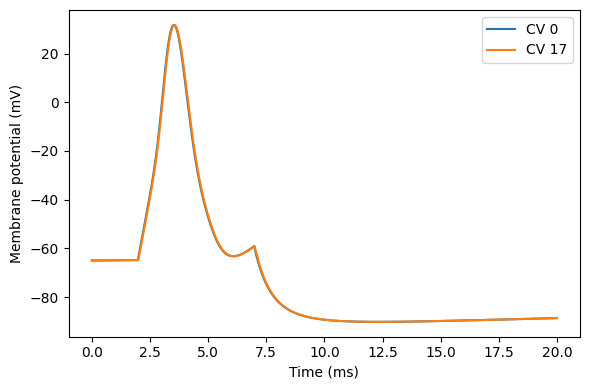
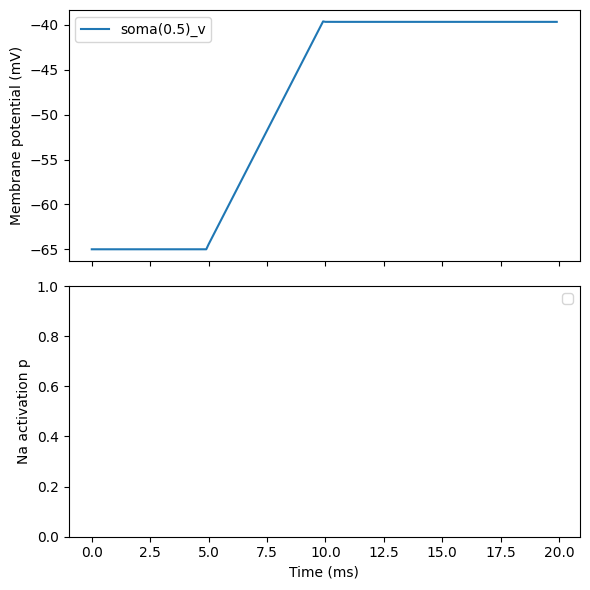
The notebook cell's code change between the first figure and the second:
--- before
+++ after
@@ -1,34 +1,54 @@
-sim_cell = Cell(morpho, cv_policy=CVPerBranch(cv_per_branch=2))
-region = BranchSlice(branch_index=[0, 1], prox=0.0, dist=1.0)
+sim_cell = Cell(morpho, cv_policy=CVPerBranch(cv_per_branch=2), solver='staggered')
 
-sim_cell.paint(region, Channel("IL", g_max=0.03 * (u.mS / u.cm**2), E=-54.387 * u.mV))
-sim_cell.paint(region, Channel("INa_HH1952", g_max=120.0 * (u.mS / u.cm**2)))
-sim_cell.paint(region, Channel("IK_HH1952", g_max=36.0 * (u.mS / u.cm**2)))
+# sim_cell.paint(BranchSlice(branch_index=[0, 1], prox=0.0, dist=1.0), 
+#                Channel("IL", g_max=0.03 * (u.mS / u.cm**2), E=-54.387 * u.mV),
+#                Channel("INa_HH1952", g_max=120.0 * (u.mS / u.cm**2)),
+#                Channel("IK_HH1952", g_max=36.0 * (u.mS / u.cm**2))
+#                )
 
 sim_cell.place(
     RootLocation(x=0.5),
-    CurrentClamp.step(1.0 * u.nA, 5.0 * u.ms, delay=2.0 * u.ms),
+    CurrentClamp.step(0.1 * u.nA, 5.0 * u.ms, delay=5.0 * u.ms),
+)
+
+sim_cell.place(
+    at("soma", 0.5),
+    StateProbe(),
+    # MechanismProbe(mechanism="INa_HH1952", field="p"),
 )
 
 sim_cell.init_state()
 
-dt = 0.01 * u.ms
-tstop = 20.0 * u.ms
+dt = 0.1 * u.ms
+duration = 10.0 * u.ms
 
-def step_run(t):
-    with brainstate.environ.context(t=t):
-        sim_cell.update()
-        return sim_cell.V.value
+result1 = sim_cell.run(dt=dt, duration=duration)
+result2 = sim_cell.run(dt=dt, duration=duration)
 
-with brainstate.environ.context(dt=dt):
-    times = u.math.arange(0.0 * u.ms, tstop, brainstate.environ.get_dt())
-    vs = brainstate.transform.for_loop(step_run, times)
+times_ms = u.math.concatenate([
+    result1.time.to_decimal(u.ms),
+    result2.time.to_decimal(u.ms),
+])
+vs_mV = u.math.concatenate([
+    result1.traces["soma(0.5)_v"].to_decimal(u.mV),
+    result2.traces["soma(0.5)_v"].to_decimal(u.mV),
+])
+# na_p = u.math.concatenate([
+#     result1.traces["soma(0.5)_INa_HH1952_p"],
+#     result2.traces["soma(0.5)_INa_HH1952_p"],
+# ])
 
-plt.figure(figsize=(6, 4))
-plt.plot(times.to_decimal(u.ms), vs[:, 0].to_decimal(u.mV), label="CV 0")
-plt.plot(times.to_decimal(u.ms), vs[:, -1].to_decimal(u.mV), label=f"CV {sim_cell.n_cv - 1}")
-plt.xlabel("Time (ms)")
-plt.ylabel("Membrane potential (mV)")
-plt.legend()
+print("current_time after two runs:", sim_cell.current_time)
+
+fig, axes = plt.subplots(2, 1, figsize=(6, 6), sharex=True)
+axes[0].plot(times_ms, vs_mV, label="soma(0.5)_v")
+axes[0].set_ylabel("Membrane potential (mV)")
+axes[0].legend()
+
+#axes[1].plot(times_ms, na_p, label="soma(0.5)_INa_HH1952_p", color="tab:orange")
+axes[1].set_xlabel("Time (ms)")
+axes[1].set_ylabel("Na activation p")
+axes[1].legend()
+
 plt.tight_layout()
 plt.show()

Commit: 1.add templates in channel and ion 2.refine jypyter notebook in example/multi_compartment 3.add neuron_compare to verify mod